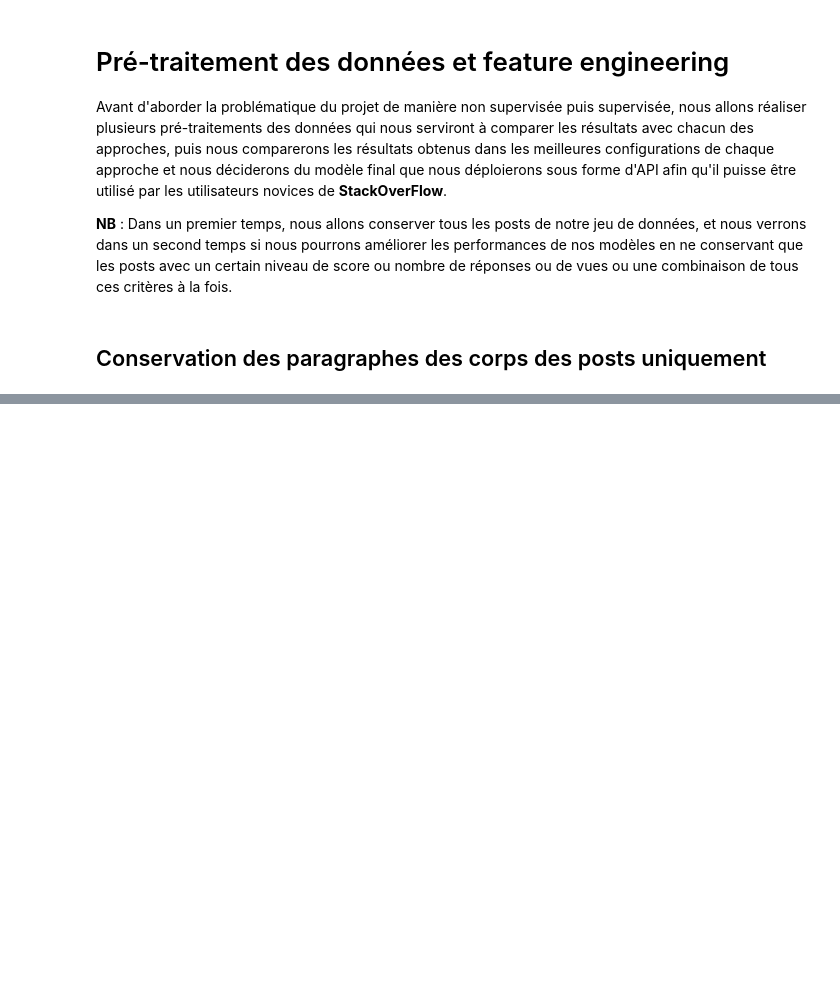
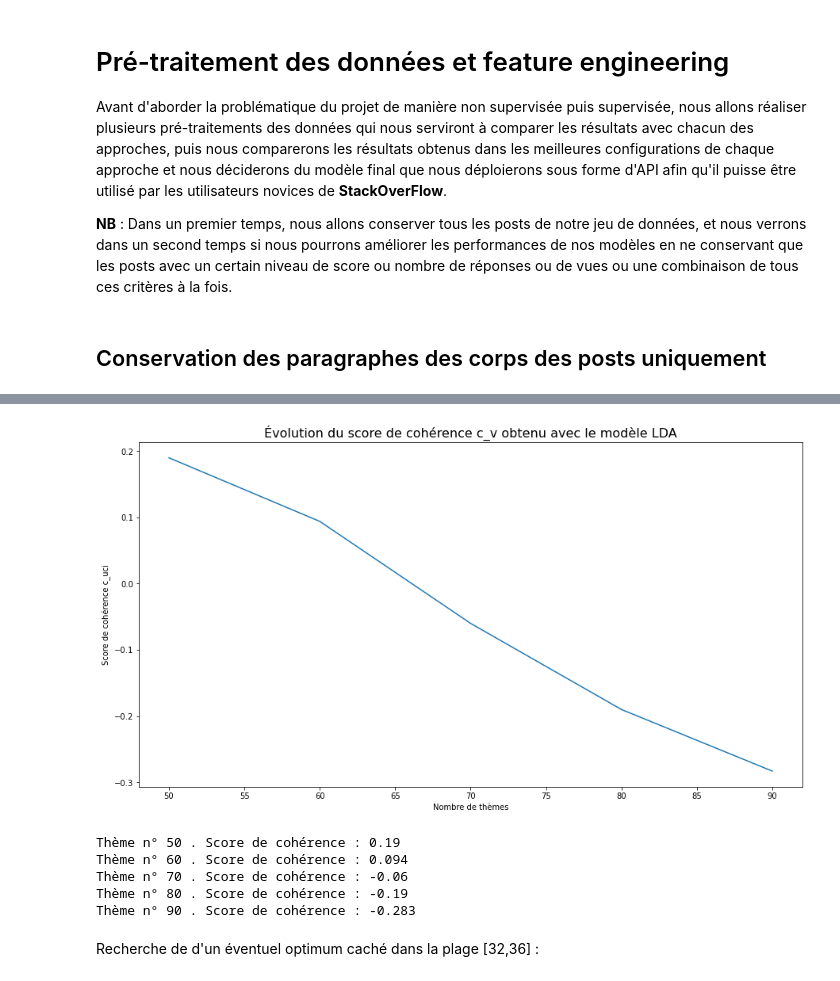
Before and after one commit to jkomb/P5---Tagger-automatiquement-des-questions---StackOverFlow, a Jupyter notebook: KOMBEM_Jonathan_2_notebook_test_012023.ipynb, the cells around one changed output, grey strips where cells are left out. Cells and saved outputs as stored; diff of their text form; code cells hidden in the pictures; blank space fills up the shorter version.

```diff
--- a/KOMBEM_Jonathan_2_notebook_test_012023.ipynb
+++ b/KOMBEM_Jonathan_2_notebook_test_012023.ipynb
@@ -123,0 +692,2 @@ df_datas.to_pickle('datasets/tests/df_datas_contractions.pkl')
+# %%
+LDA_optimal_100, coherence_values_LDA_100 = compute_coherence_values_LDA(dictionary=id2word, bow_corpus=bow_corpus, corpus=corpus, nb_topics_max=100, nb_topics_start=50, step=10)
@@ -123,0 +698,22 @@ df_datas.to_pickle('datasets/tests/df_datas_contractions.pkl')
+# %%
+limit=100
+start=50
+step=10
+x_100 = range(start, limit, step)
+plt.plot(x_100, coherence_values_LDA_100)
+plt.xlabel("Nombre de thèmes")
+plt.ylabel("Score de cohérence c_uci")
+plt.title("Évolution du score de cohérence c_v obtenu avec le modèle LDA", fontsize=16)
+plt.show()
+
+for i, c_uci in zip(x_100, coherence_values_LDA_100):
+    print("Thème n°", i, ". Score de cohérence :", c_uci)
+# %% [output]
+[figure, added]
+Thème n° 50 . Score de cohérence : 0.19
+Thème n° 60 . Score de cohérence : 0.094
+Thème n° 70 . Score de cohérence : -0.06
+Thème n° 80 . Score de cohérence : -0.19
+Thème n° 90 . Score de cohérence : -0.283
+# %% [markdown]
+Recherche de d'un éventuel optimum caché dans la plage [32,36] :
```
Also changed, not shown: parts of 277 cells of this notebook, 1 other file.
